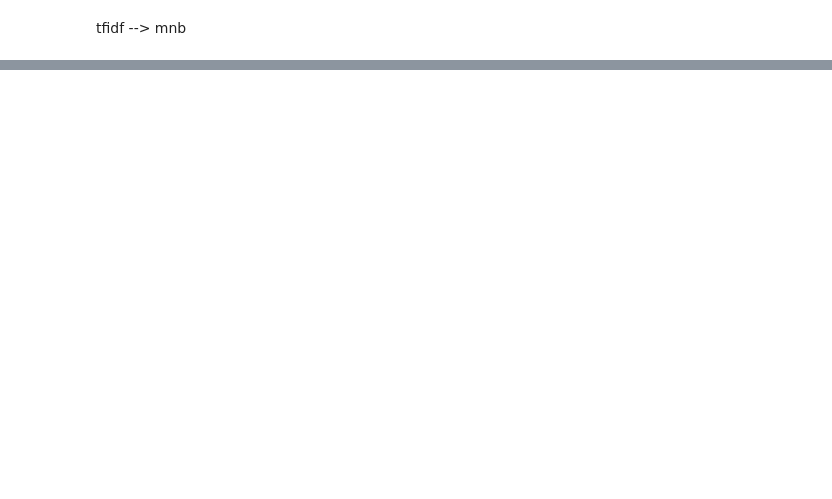
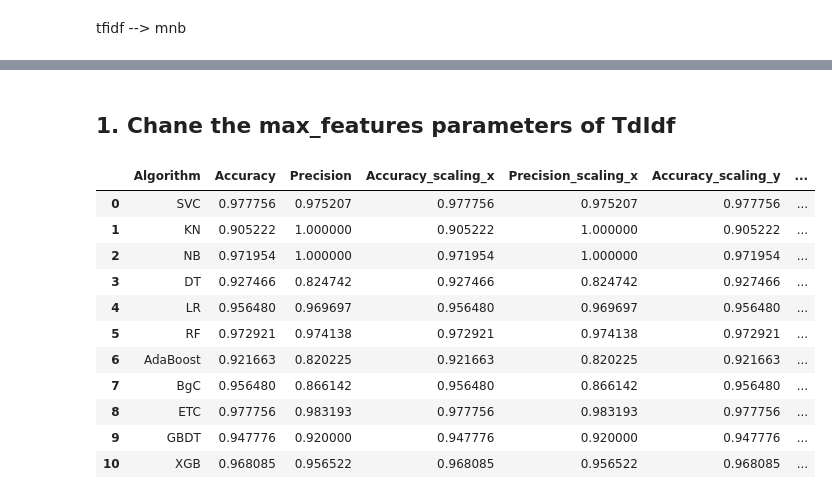
Before and after one commit to ksahu-298/Portfolio-Projects---Machine-Learning, a Jupyter notebook: 02_Classification/SMS Spam Classifier/model.ipynb, the cells around one changed output, grey strips where cells are left out. Saved outputs shown, nothing was run; the diff lists cells and outputs as text; code cells hidden in the pictures; blank space fills up the shorter version.

Commit message:
Change the max_features parameters of TdIdf

```diff
--- a/02_Classification/SMS Spam Classifier/model.ipynb
+++ b/02_Classification/SMS Spam Classifier/model.ipynb
@@ -551,0 +558,2 @@ plt.show()
+# %% [markdown]
+## 1. Chane the max_features parameters of TdIdf
@@ -551,0 +562,23 @@ plt.show()
+# %%
+temp_df = pd.DataFrame({'Algorithm':clfs.keys(),'Accuracy_scaling':accuracy_scores,'Precision_scaling':precision_scores}).sort_values('Precision_scaling',ascending=False)
+# %%
+new_df = performance_df.merge(temp_df,on='Algorithm')
+# %%
+new_df_scaled = new_df.merge(temp_df,on='Algorithm')
+# %%
+temp_df = pd.DataFrame({'Algorithm':clfs.keys(),'Accuracy_num_chars':accuracy_scores,'Precision_num_chars':precision_scores}).sort_values('Precision_num_chars',ascending=False)
+# %%
+new_df_scaled.merge(temp_df,on='Algorithm')
+# %% [output]
+|  | Algorithm | Accuracy | Precision | Accuracy_scaling_x | Precision_scaling_x | Accuracy_scaling_y | ... |
+| 0 | SVC | 0.977756 | 0.975207 | 0.977756 | 0.975207 | 0.977756 | ... |
+| 1 | KN | 0.905222 | 1.000000 | 0.905222 | 1.000000 | 0.905222 | ... |
+| 2 | NB | 0.971954 | 1.000000 | 0.971954 | 1.000000 | 0.971954 | ... |
+| 3 | DT | 0.927466 | 0.824742 | 0.927466 | 0.824742 | 0.927466 | ... |
+| 4 | LR | 0.956480 | 0.969697 | 0.956480 | 0.969697 | 0.956480 | ... |
+| 5 | RF | 0.972921 | 0.974138 | 0.972921 | 0.974138 | 0.972921 | ... |
+| 6 | AdaBoost | 0.921663 | 0.820225 | 0.921663 | 0.820225 | 0.921663 | ... |
+| 7 | BgC | 0.956480 | 0.866142 | 0.956480 | 0.866142 | 0.956480 | ... |
+| 8 | ETC | 0.977756 | 0.983193 | 0.977756 | 0.983193 | 0.977756 | ... |
+| 9 | GBDT | 0.947776 | 0.920000 | 0.947776 | 0.920000 | 0.947776 | ... |
+| 10 | XGB | 0.968085 | 0.956522 | 0.968085 | 0.956522 | 0.968085 | ... |
```
Also changed, not shown: parts of 14 cells of this notebook.
